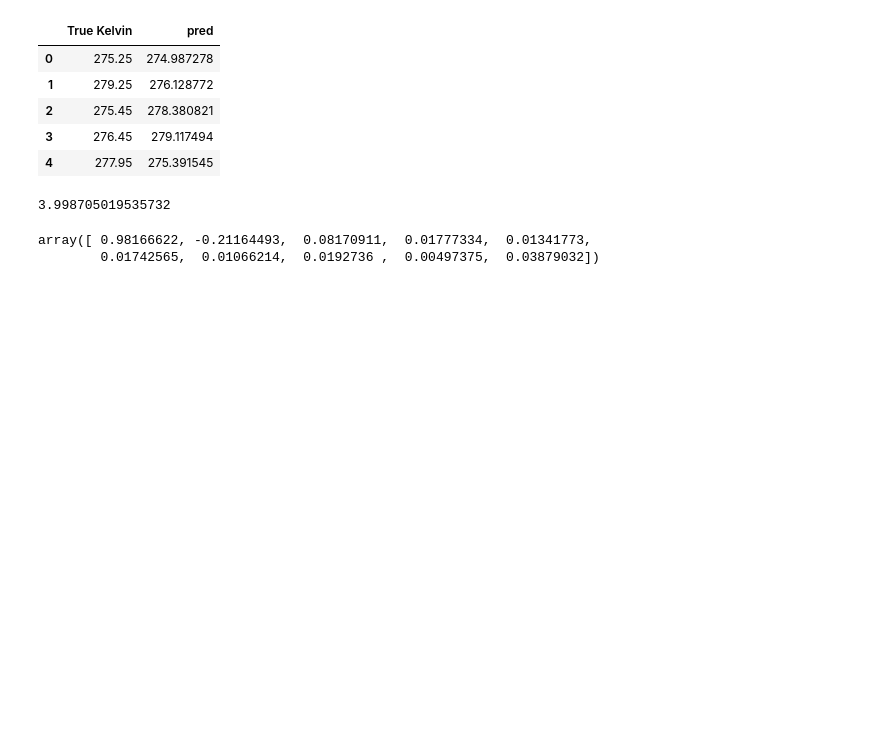
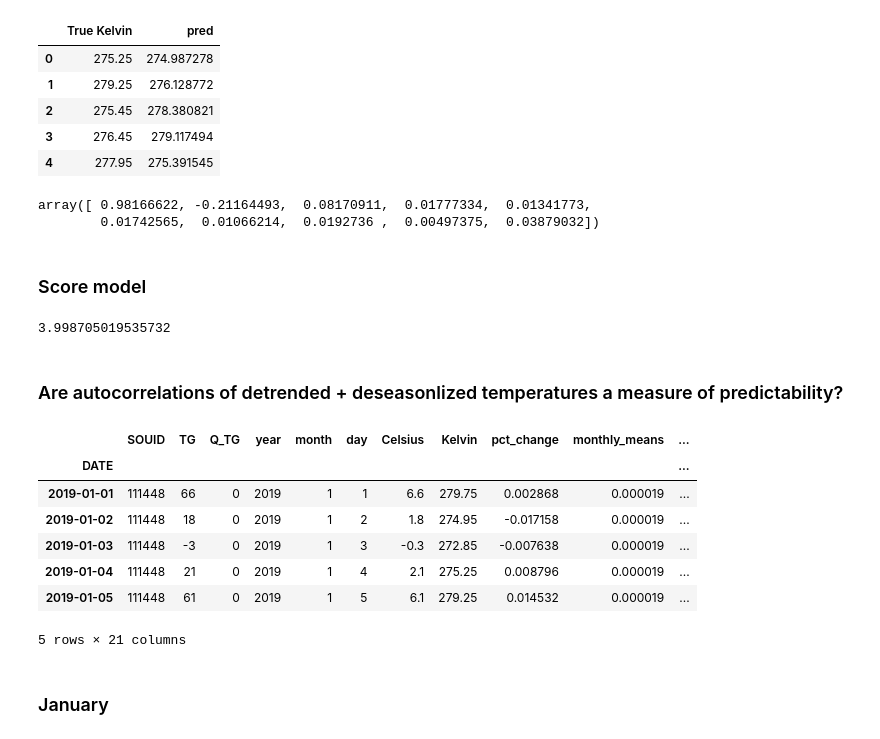
Before and after one commit to Basmatz/Spiced-bootcamp, a Jupyter notebook: week_05/AR.ipynb, the cells around one changed output. Drawn from its saved outputs; the diff is of its cells as text; code cells hidden in the pictures; blank space fills up the shorter version.

```diff
--- a/week_05/AR.ipynb
+++ b/week_05/AR.ipynb
@@ -241,10 +239,27 @@ results10.head()
+# %%
+m.coef_
+# %% [output]
+array([ 0.98166622, -0.21164493,  0.08170911,  0.01777334,  0.01341773,
+        0.01742565,  0.01066214,  0.0192736 ,  0.00497375,  0.03879032])
+# %% [markdown]
+### Score model
 # %%
 rmse = np.sqrt(mean_squared_error(results10['True Kelvin'], results10['pred']))
 rmse
 # %% [output]
 3.998705019535732
-# %%
-m.coef_
-# %% [output]
-array([ 0.98166622, -0.21164493,  0.08170911,  0.01777334,  0.01341773,
-        0.01742565,  0.01066214,  0.0192736 ,  0.00497375,  0.03879032])
+# %% [markdown]
+### Are autocorrelations of detrended + deseasonlized temperatures a measure of predictability?
+# %%
+df_test.head()
+# %% [output]
+|  | SOUID | TG | Q_TG | year | month | day | Celsius | Kelvin | pct_change | monthly_means | ... |
+| DATE |  |  |  |  |  |  |  |  |  |  | ... |
+| 2019-01-01 | 111448 | 66 | 0 | 2019 | 1 | 1 | 6.6 | 279.75 | 0.002868 | 0.000019 | ... |
+| 2019-01-02 | 111448 | 18 | 0 | 2019 | 1 | 2 | 1.8 | 274.95 | -0.017158 | 0.000019 | ... |
+| 2019-01-03 | 111448 | -3 | 0 | 2019 | 1 | 3 | -0.3 | 272.85 | -0.007638 | 0.000019 | ... |
+| 2019-01-04 | 111448 | 21 | 0 | 2019 | 1 | 4 | 2.1 | 275.25 | 0.008796 | 0.000019 | ... |
+| 2019-01-05 | 111448 | 61 | 0 | 2019 | 1 | 5 | 6.1 | 279.25 | 0.014532 | 0.000019 | ... |
+5 rows × 21 columns
+# %% [markdown]
+### January
```
Also changed, not shown: parts of 32 cells of this notebook.
